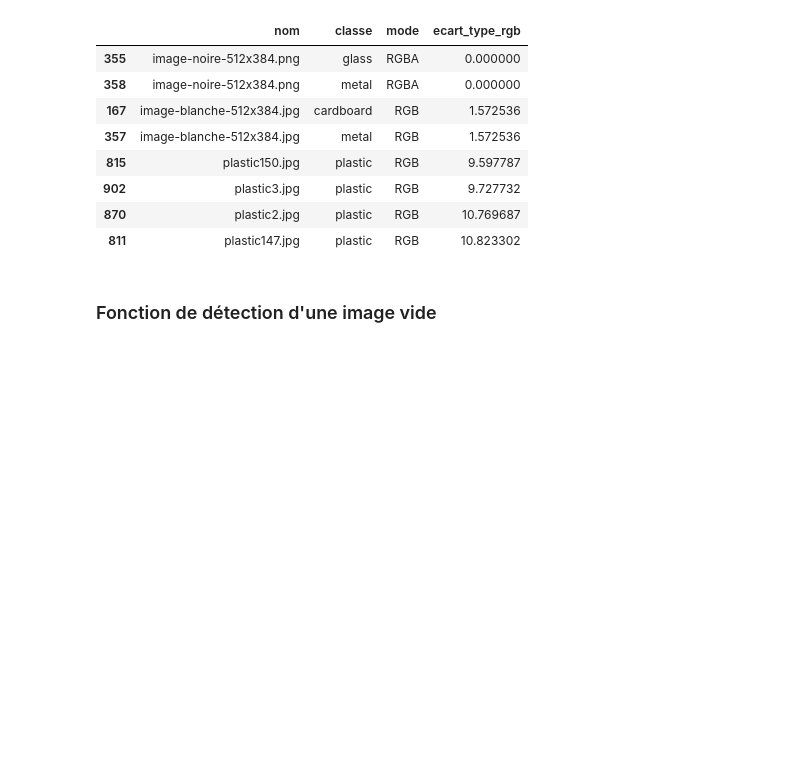
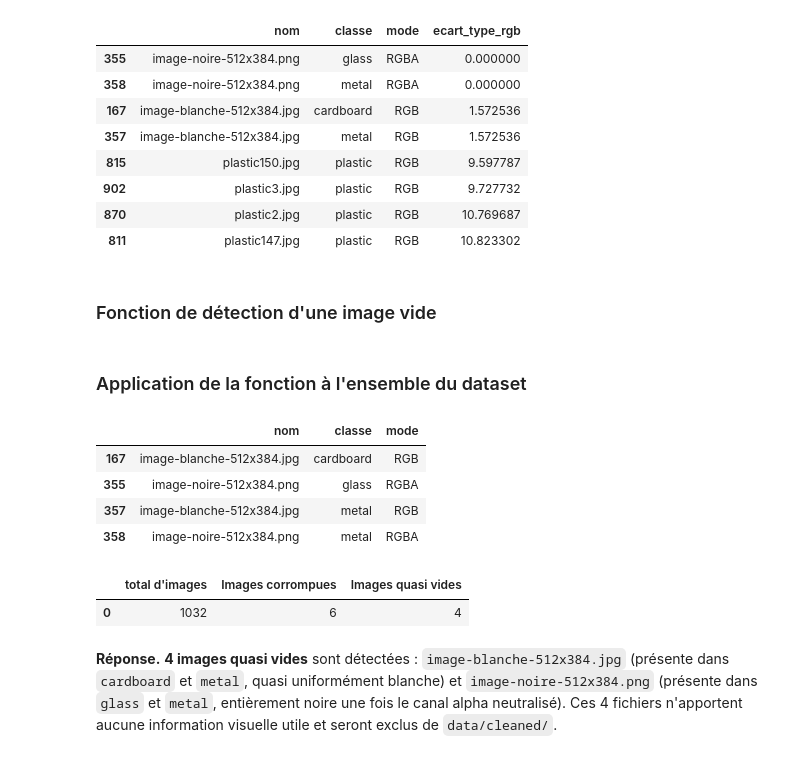
Before and after one commit to khadija470/atelier_prepa_donnees_images, a Jupyter notebook: notebooks/atelier_prepa_donnees_images.ipynb, the cells around one changed output. Drawn from its saved outputs; the diff is of its cells as text; code cells hidden in the pictures; blank space fills up the shorter version.

Commit message:
Partie 3 - Application de est_vide + reponse

```diff
--- a/notebooks/atelier_prepa_donnees_images.ipynb
+++ b/notebooks/atelier_prepa_donnees_images.ipynb
@@ -235,3 +235,23 @@ def est_vide(chemin: Path) -> bool:
     blanche = moyenne > SEUIL_MOYENNE_BLANCHE
     faible_variation = ecart_type < SEUIL_ECART_TYPE_VIDE
     return bool(noire or blanche or faible_variation)
+# %% [markdown]
+### Application de la fonction à l'ensemble du dataset
+# %%
+df_audit['vide'] = df_audit['chemin'].apply(lambda p: est_vide(Path(p)))
+images_vides = df_audit[df_audit['vide']]
+images_vides[['nom', 'classe', 'mode']]
+# %% [output]
+|  | nom | classe | mode |
+| 167 | image-blanche-512x384.jpg | cardboard | RGB |
+| 355 | image-noire-512x384.png | glass | RGBA |
+| 357 | image-blanche-512x384.jpg | metal | RGB |
+| 358 | image-noire-512x384.png | metal | RGBA |
+# %%
+audit_stats["Images quasi vides"] = len(images_vides)
+sauvegarder_audit()
+# %% [output]
+|  | total d'images | Images corrompues | Images quasi vides |
+| 0 | 1032 | 6 | 4 |
+# %% [markdown]
+**Réponse.** **4 images quasi vides** sont détectées : `image-blanche-512x384.jpg` (présente dans `cardboard` et `metal`, quasi uniformément blanche) et `image-noire-512x384.png` (présente dans `glass` et `metal`, entièrement noire une fois le canal alpha neutralisé). Ces 4 fichiers n'apportent aucune information visuelle utile et seront exclus de `data/cleaned/`.
```
Also changed, not shown: 1 other file.
